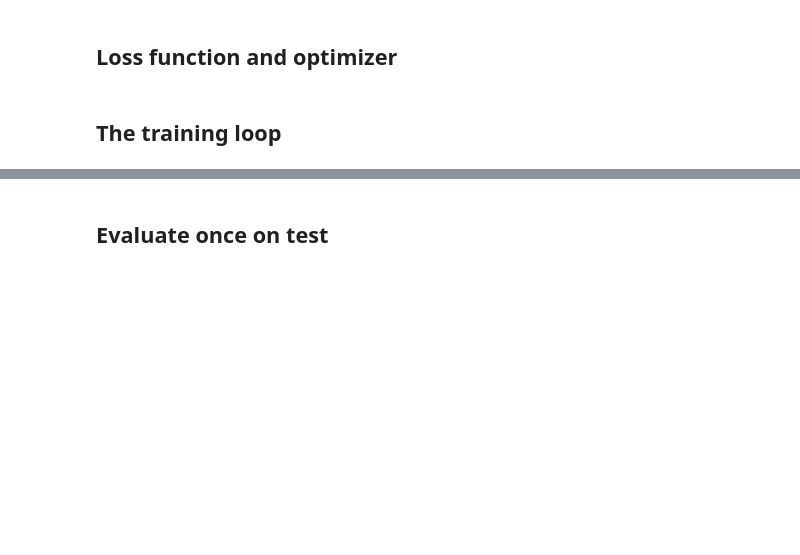
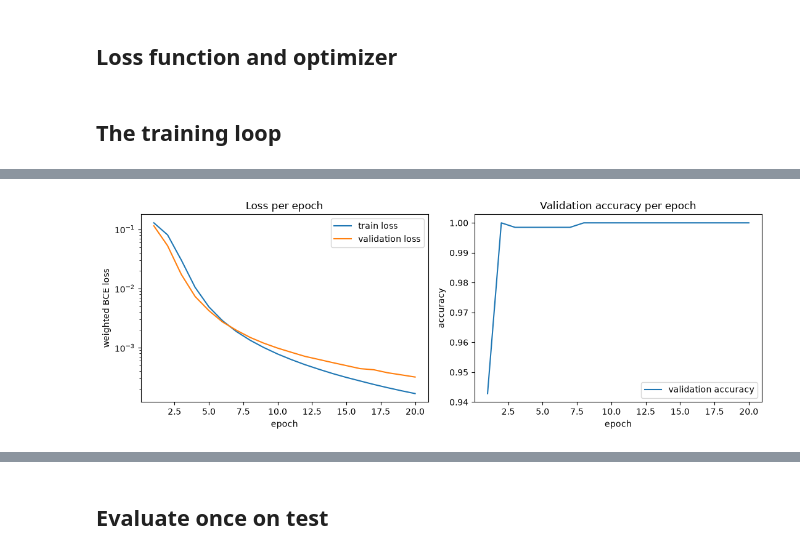
Before and after one commit to revazzz1/Wi-Fi-Motion-Sensing, a Jupyter notebook: notebooks/stage2_cnn.ipynb, the cells around one changed output, grey strips where cells are left out. Cells and saved outputs as stored; diff of their text form; code cells hidden in the pictures; blank space fills up the shorter version.

```diff
--- a/notebooks/stage2_cnn.ipynb
+++ b/notebooks/stage2_cnn.ipynb
@@ -143,4 +209,19 @@ torch.Size([32, 1, 81, 47]) torch.Size([32])
 # %% [markdown]
 ## Loss function and optimizer
+# %%
+import torch.optim as optim
+
+n_empty = (y_train == 0).sum() #y_train is the array of labels 1 or 0
+n_person = (y_train == 1).sum() # these produce an array of T/F values, one per window
+
+#using tensor so pytorch loss func can use it
+pos_weight = torch.tensor(n_empty / n_person, dtype=torch.float32) #divides the counts, theres more person than empty so comes out to a small fraction
+
+#creating the loss function
+criterion = nn.BCEWithLogitsLoss(pos_weight=pos_weight) #binary cross entropy, this expects models raw output without any sigmoid applied
+#the pos_weight tells to treat mistakes on positive class person as less urgent, proportionate to how many windows there are
+
+#using Adam algorithm to adjust the weights, learning rate of 1e-3 chosen because standard
+optimizer = optim.Adam(model.parameters(), lr=1e-3) #.parameters() hands every learneable weight across the model
 # %% [markdown]
 ## The training loop
@@ -150,0 +289,26 @@ torch.Size([32, 1, 81, 47]) torch.Size([32])
+# %%
+import matplotlib.pyplot as plt
+
+epochs = range(1, n_epochs + 1) #creates the x-axis values
+fig, (ax1, ax2) = plt.subplots(1, 2, figsize=(11,4)) #1 row 2 columns of plots, fig is the canvas, ax1 and ax2 are the individual plot areas, figsize sets the size
+#draw 2 lines on the first panel, both against the same axes
+ax1.plot(epochs, train_losses, label="train loss")
+ax1.plot(epochs, val_losses, label="validation loss")
+ax1.set_yscale("log") #changes scale of y-axis
+ax1.set_xlabel("epoch") #labels for the panel
+ax1.set_ylabel("weighted BCE loss")
+ax1.set_title("Loss per epoch")
+ax1.legend() #draws the label
+
+ax2.plot(epochs, val_acc, label="validation accuracy")
+ax2.set_xlabel("epoch")
+ax2.set_ylabel("accuracy")
+ax2.set_title("Validation accuracy per epoch")
+ax2.legend()
+
+plt.tight_layout() #adjust spacing between the panels
+plt.savefig("figures/fig_cnn_curves.png", dpi=150) #saves to figures/ folder at 150 resolution
+
+plt.show() #displays the fig in the notebook
+# %% [output]
+[figure, added]
```
Also changed, not shown: parts of 22 cells of this notebook, 1 other file.
